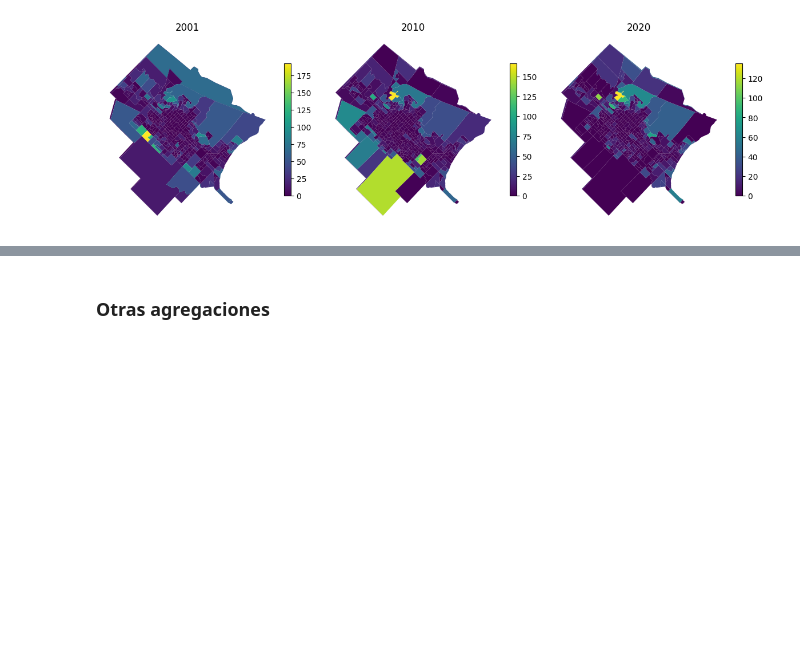
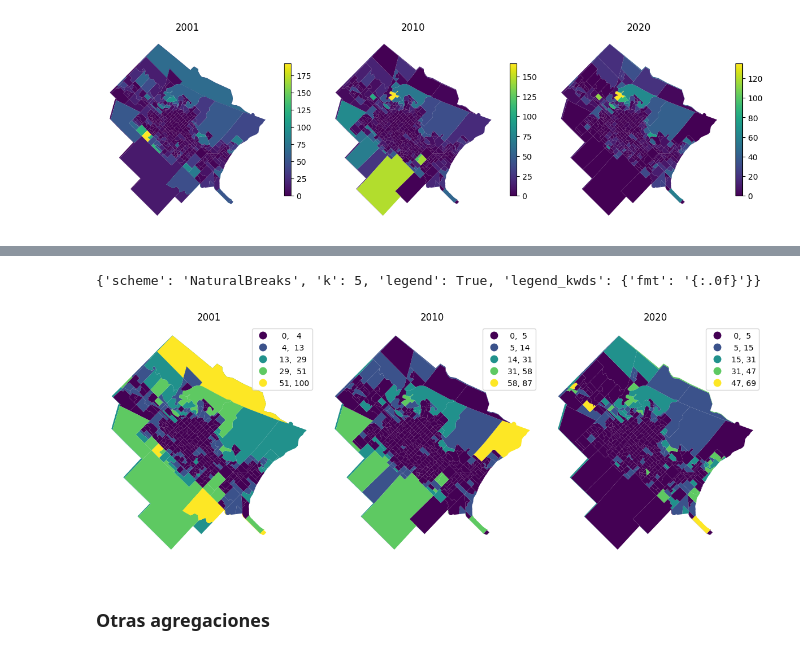
Before and after one commit to CEEU-lab/CENSAr, a Jupyter notebook: notebooks/01-distribution-modeling-without-2020-tracts.ipynb, the cells around one changed output, grey strips where cells are left out. Cells and saved outputs as stored; diff of their text form; code cells hidden in the pictures; blank space fills up the shorter version.

```diff
--- a/notebooks/01-distribution-modeling-without-2020-tracts.ipynb
+++ b/notebooks/01-distribution-modeling-without-2020-tracts.ipynb
@@ -359,3 +373,17 @@ compare_chropleths(
+# %%
+compare_chropleths(
+    tipo_vivienda_agg_2001,
+    tipo_vivienda_agg_2010,
+    tipo_vivienda_agg_2010,
+    column=["pct_informal","pct_informal","pct_informal_2020"],
+    titles=[2001, 2010, 2020],
+    legend_kwds = {'fmt':'{:.0f}'},
+    scheme = "NaturalBreaks",
+    k = 5
+)
+# %% [output]
+{'scheme': 'NaturalBreaks', 'k': 5, 'legend': True, 'legend_kwds': {'fmt': '{:.0f}'}}
+[figure, added]
 # %% [markdown]
 ### Otras agregaciones
 # %%
```
Also changed, not shown: parts of 17 cells of this notebook.
